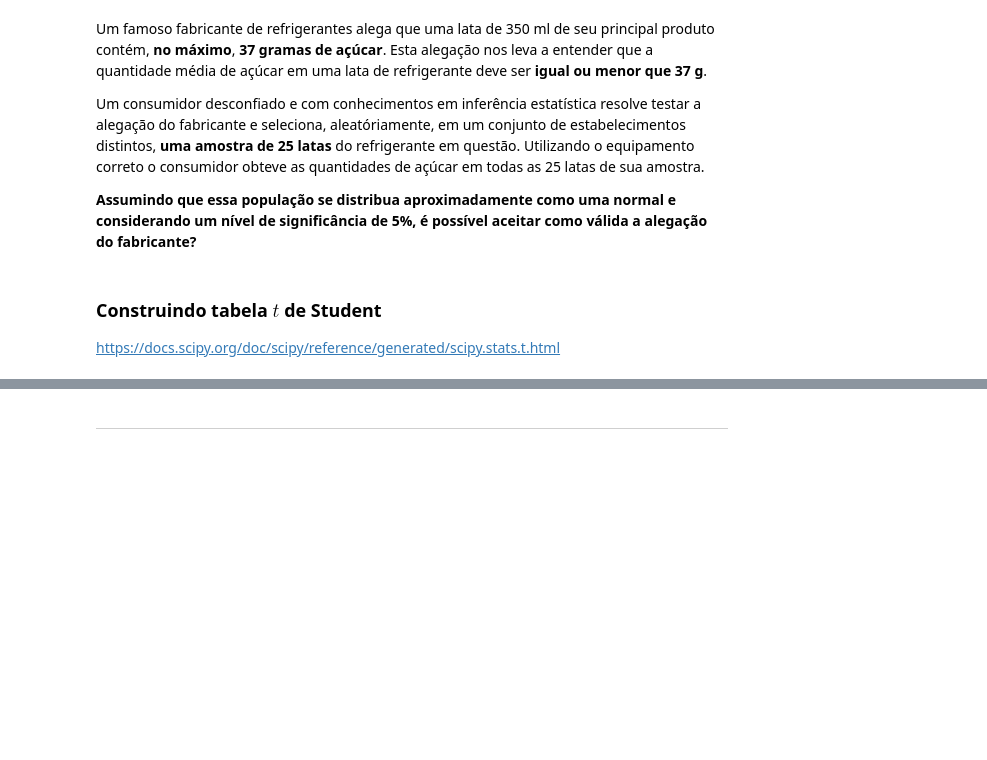
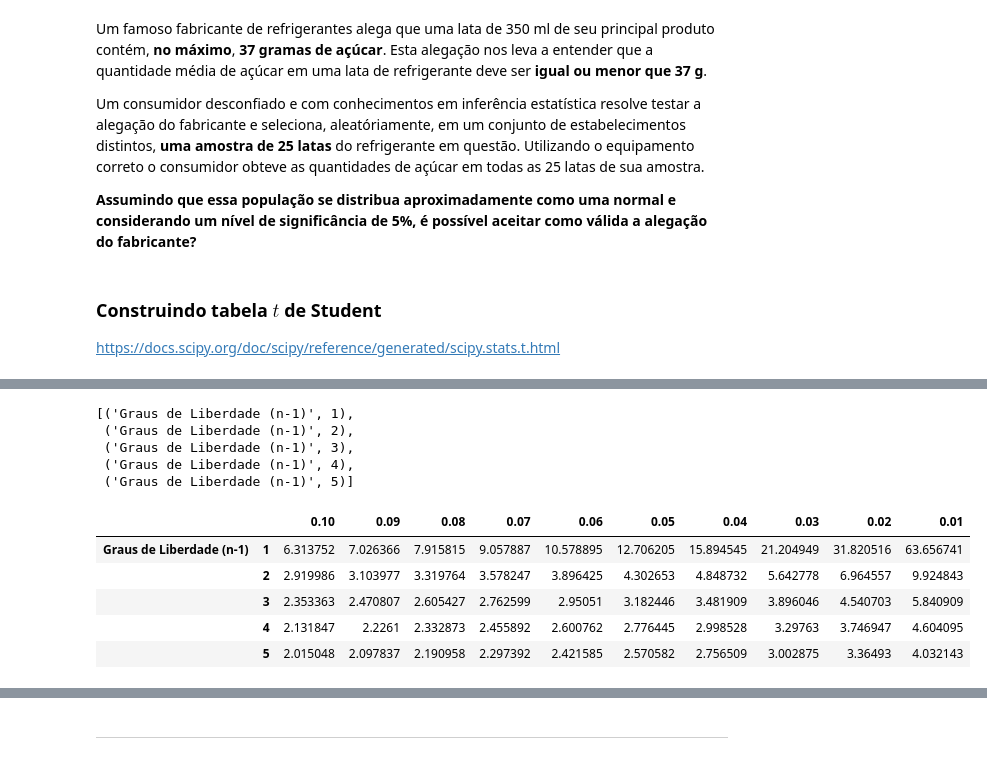
Before and after one commit to alexaugusto23/python_developer, a Jupyter notebook: Estatisticas com Python parte 3/Curso_de_Estatística_Parte_3.ipynb, the cells around one changed output, grey strips where cells are left out. Cells and saved outputs as stored; diff of their text form; code cells hidden in the pictures; blank space fills up the shorter version.

```diff
--- a/Estatisticas com Python parte 3/Curso_de_Estatística_Parte_3.ipynb
+++ b/Estatisticas com Python parte 3/Curso_de_Estatística_Parte_3.ipynb
@@ -410,3 +444,13 @@ Um consumidor desconfiado e com conhecimentos em inferência estatística resolv
 # %% [markdown]
 ### Construindo tabela $t$ de Student
 https://docs.scipy.org/doc/scipy/reference/generated/scipy.stats.t.html
+# %%
+from scipy.stats import t as t_student
+
+tabela_t_student = pd.DataFrame(
+    [],
+    index = [i for i in range(1, 31)],
+    columns = [i / 100 for i in range(10, 0, -1)]
+)
+
+tabela_t_student.head(5)
@@ -412,0 +476,19 @@ https://docs.scipy.org/doc/scipy/reference/generated/scipy.stats.t.html
+# %%
+index = [('Graus de Liberdade (n-1)', i) for i in range(1, 31)]
+index[0:5]
+# %% [output]
+[('Graus de Liberdade (n-1)', 1),
+ ('Graus de Liberdade (n-1)', 2),
+ ('Graus de Liberdade (n-1)', 3),
+ ('Graus de Liberdade (n-1)', 4),
+ ('Graus de Liberdade (n-1)', 5)]
+# %%
+tabela_t_student.index = pd.MultiIndex.from_tuples(index)
+tabela_t_student.head(5)
+# %% [output]
+|  |  | 0.10 | 0.09 | 0.08 | 0.07 | 0.06 | 0.05 | 0.04 | 0.03 | 0.02 | 0.01 |
+| Graus de Liberdade (n-1) | 1 | 6.313752 | 7.026366 | 7.915815 | 9.057887 | 10.578895 | 12.706205 | 15.894545 | 21.204949 | 31.820516 | 63.656741 |
+|  | 2 | 2.919986 | 3.103977 | 3.319764 | 3.578247 | 3.896425 | 4.302653 | 4.848732 | 5.642778 | 6.964557 | 9.924843 |
+|  | 3 | 2.353363 | 2.470807 | 2.605427 | 2.762599 | 2.95051 | 3.182446 | 3.481909 | 3.896046 | 4.540703 | 5.840909 |
+|  | 4 | 2.131847 | 2.2261 | 2.332873 | 2.455892 | 2.600762 | 2.776445 | 2.998528 | 3.29763 | 3.746947 | 4.604095 |
+|  | 5 | 2.015048 | 2.097837 | 2.190958 | 2.297392 | 2.421585 | 2.570582 | 2.756509 | 3.002875 | 3.36493 | 4.032143 |
```
Also changed, not shown: parts of 15 cells of this notebook, 1 other file.
